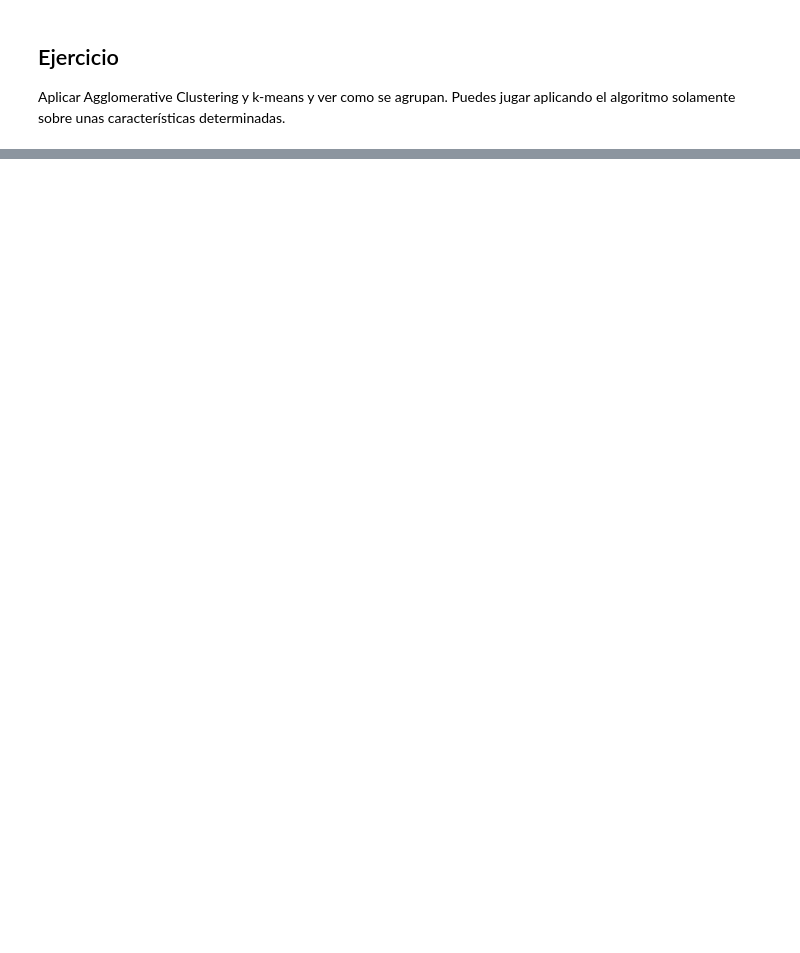
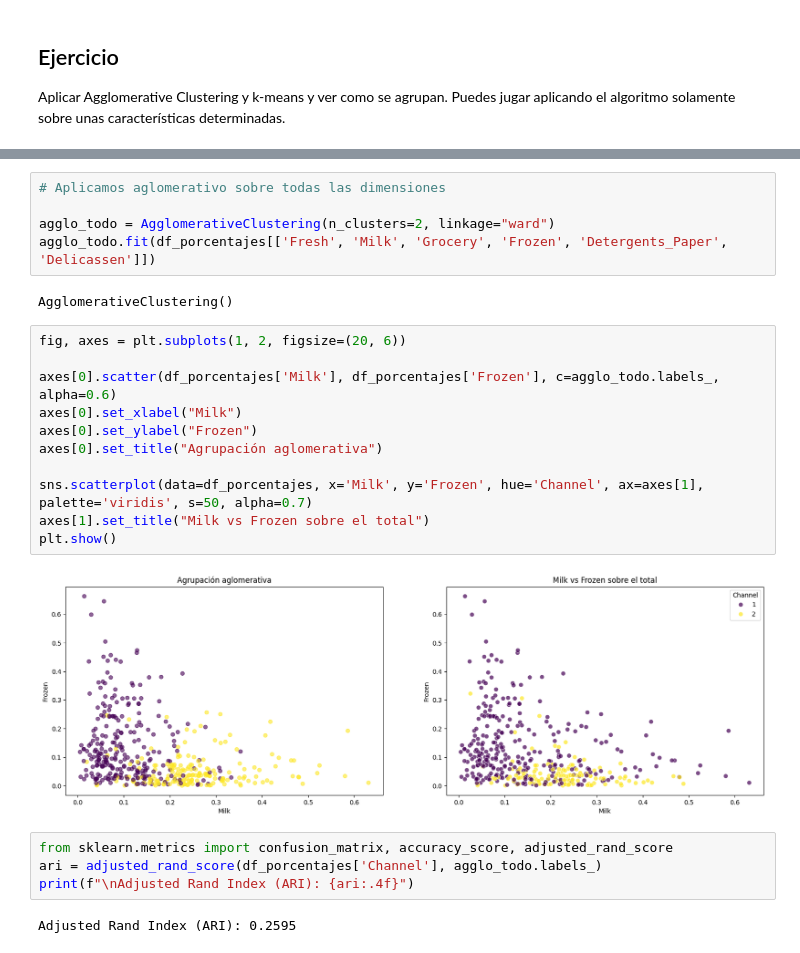
Before and after one commit to arturober/Ejemplos-IA-2025, a Jupyter notebook: K Means/Ejemplo_5_Dataset_Productos_Mayorista.ipynb, the cells around one changed output, grey strips where cells are left out. Cells and saved outputs as stored; diff of their text form; blank space fills up the shorter version.

```diff
--- a/K Means/Ejemplo_5_Dataset_Productos_Mayorista.ipynb
+++ b/K Means/Ejemplo_5_Dataset_Productos_Mayorista.ipynb
@@ -70,0 +136,26 @@ Aplicar Agglomerative Clustering y k-means y ver como se agrupan. Puedes jugar a
+# %%
+# Aplicamos aglomerativo sobre todas las dimensiones
+
+agglo_todo = AgglomerativeClustering(n_clusters=2, linkage="ward")
+agglo_todo.fit(df_porcentajes[['Fresh', 'Milk', 'Grocery', 'Frozen', 'Detergents_Paper', 'Delicassen']])
+# %% [output]
+AgglomerativeClustering()
+# %%
+fig, axes = plt.subplots(1, 2, figsize=(20, 6))
+
+axes[0].scatter(df_porcentajes['Milk'], df_porcentajes['Frozen'], c=agglo_todo.labels_, alpha=0.6)
+axes[0].set_xlabel("Milk")
+axes[0].set_ylabel("Frozen")
+axes[0].set_title("Agrupación aglomerativa")
+
+sns.scatterplot(data=df_porcentajes, x='Milk', y='Frozen', hue='Channel', ax=axes[1], palette='viridis', s=50, alpha=0.7)
+axes[1].set_title("Milk vs Frozen sobre el total")
+plt.show()
+# %% [output]
+[figure, added]
+# %%
+from sklearn.metrics import confusion_matrix, accuracy_score, adjusted_rand_score
+ari = adjusted_rand_score(df_porcentajes['Channel'], agglo_todo.labels_)
+print(f"\nAdjusted Rand Index (ARI): {ari:.4f}")
+# %% [output]
+Adjusted Rand Index (ARI): 0.2595
```
Also changed, not shown: parts of 13 cells of this notebook, 1 other file.
